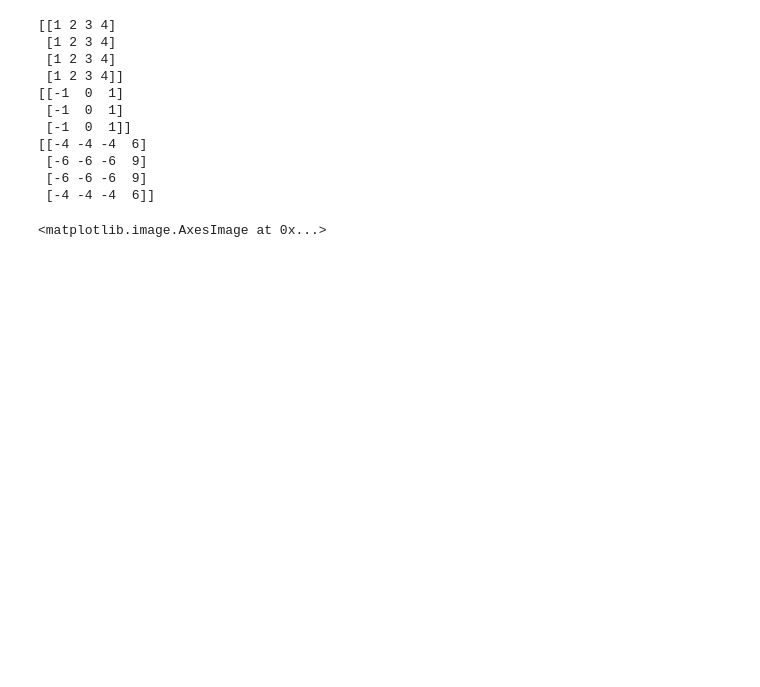
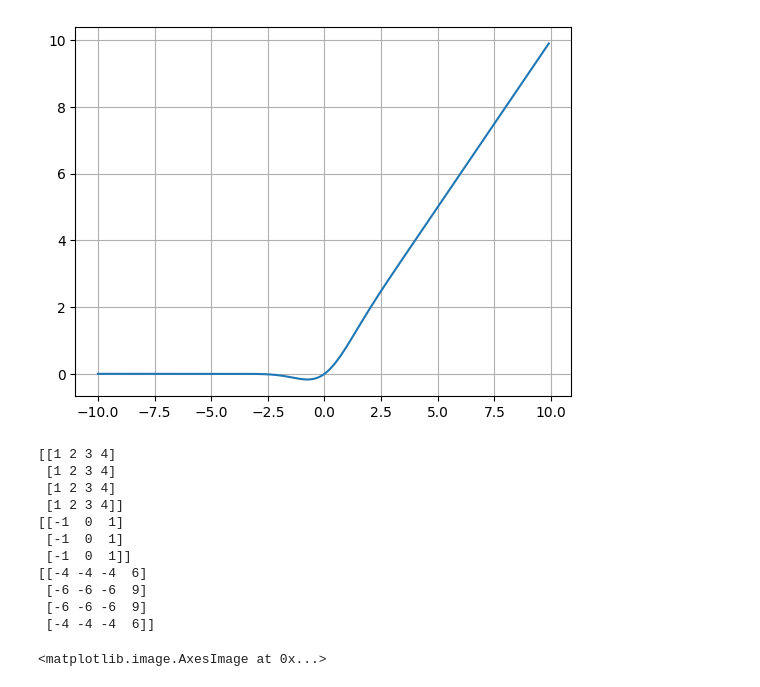
Before and after one commit to leeannquynhdo/msc_thesis, a Jupyter notebook: report_images.ipynb, the cells around one changed output. Saved outputs shown, nothing was run; the diff lists cells and outputs as text; code cells hidden in the pictures; blank space fills up the shorter version.

Commit message:
new images for report

```diff
--- a/report_images.ipynb
+++ b/report_images.ipynb
@@ -35,12 +35,21 @@ def leaky_relu_derivative(x):
     else:
         return 0.01
 
+def gelu_approx(x):
+    return 0.5 * x * (1 + math.tanh(np.sqrt(2/np.pi)*(x+0.044715 * x**3)))
+
 y_sig = [sigmoid(x) for x in xs]
 y_sig_deriv = [sigmoid_derivative(x) for x in xs]
 y_relu = [relu(x) for x in xs]
 y_relu_deriv = [relu_derivative(x) for x in xs]
 y_leaky = [leaky_relu(x) for x in xs]
 y_leaky_deriv = [leaky_relu_derivative(x) for x in xs]
+y_gelu = [gelu_approx(x) for x in xs]
+# %%
+plt.plot(xs, y_gelu)
+plt.grid()
+# %% [output]
+[figure, added]
 # %%
 g = np.array([[-1, 0, 1], [-1, 0, 1], [-1, 0, 1]])
 
```
